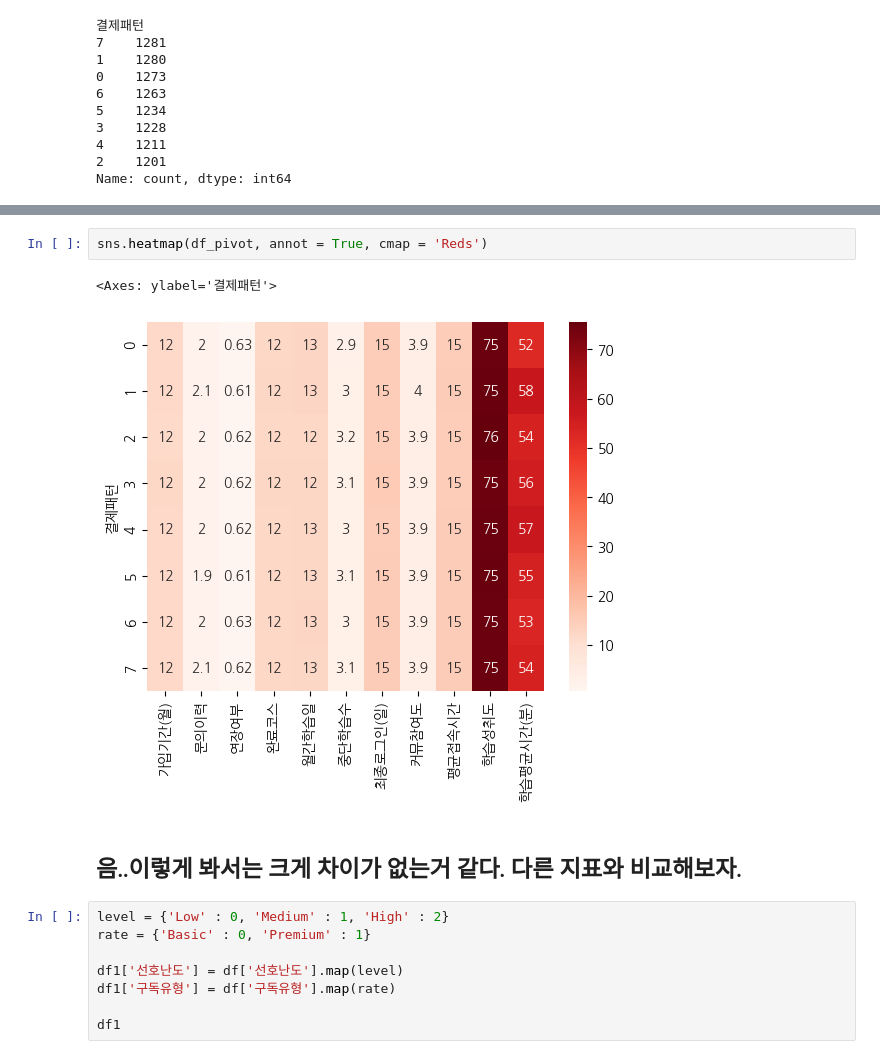
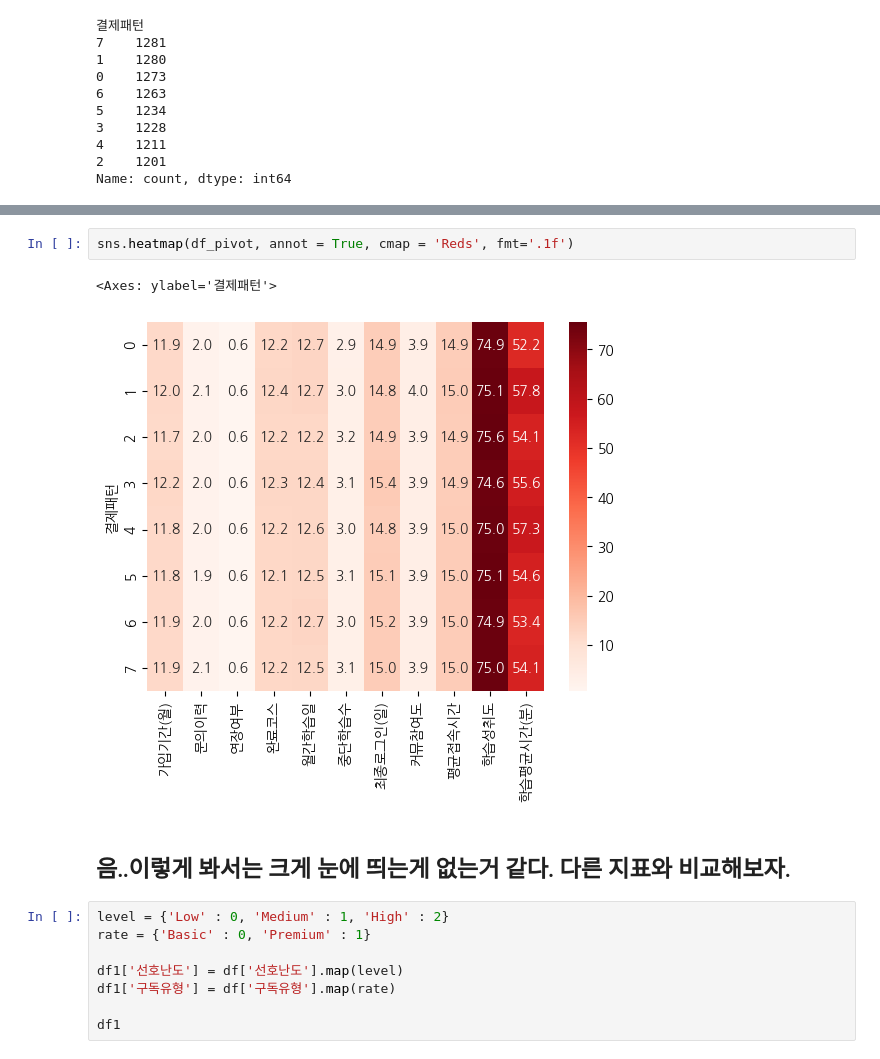
Before and after one commit to mooooooooooooooooooooooon/wassup, a Jupyter notebook: mini_project/DA_Mini_Project_240102.ipynb, the cells around one changed output, grey strips where cells are left out. Drawn from its saved outputs; the diff is of its cells as text.

```diff
--- a/mini_project/DA_Mini_Project_240102.ipynb
+++ b/mini_project/DA_Mini_Project_240102.ipynb
@@ -641,12 +641,12 @@ df_pivot
 | 6 | 11.858274 | 2.014252 | 0.630245 | 12.192399 | 12.664291 | 3.036421 | 15.199525 | 3.886778 | 15.011876 | 74.911322 | 53.353919 |
 | 7 | 11.928181 | 2.053084 | 0.619048 | 12.177205 | 12.505074 | 3.061671 | 15.007806 | 3.853240 | 15.017955 | 74.985168 | 54.106167 |
 # %%
-sns.heatmap(df_pivot, annot = True, cmap = 'Reds')
+sns.heatmap(df_pivot, annot = True, cmap = 'Reds', fmt='.1f')
 # %% [output]
 <Axes: ylabel='결제패턴'>
-[figure, old version]
+[figure, new version]
 # %% [markdown]
-## 음..이렇게 봐서는 크게 차이가 없는거 같다. 다른 지표와 비교해보자.
+## 음..이렇게 봐서는 크게 눈에 띄는게 없는거 같다. 다른 지표와 비교해보자.
 # %%
 level = {'Low' : 0, 'Medium' : 1, 'High' : 2}
 rate = {'Basic' : 0, 'Premium' : 1}
```
Also changed, not shown: parts of 7 cells of this notebook.
